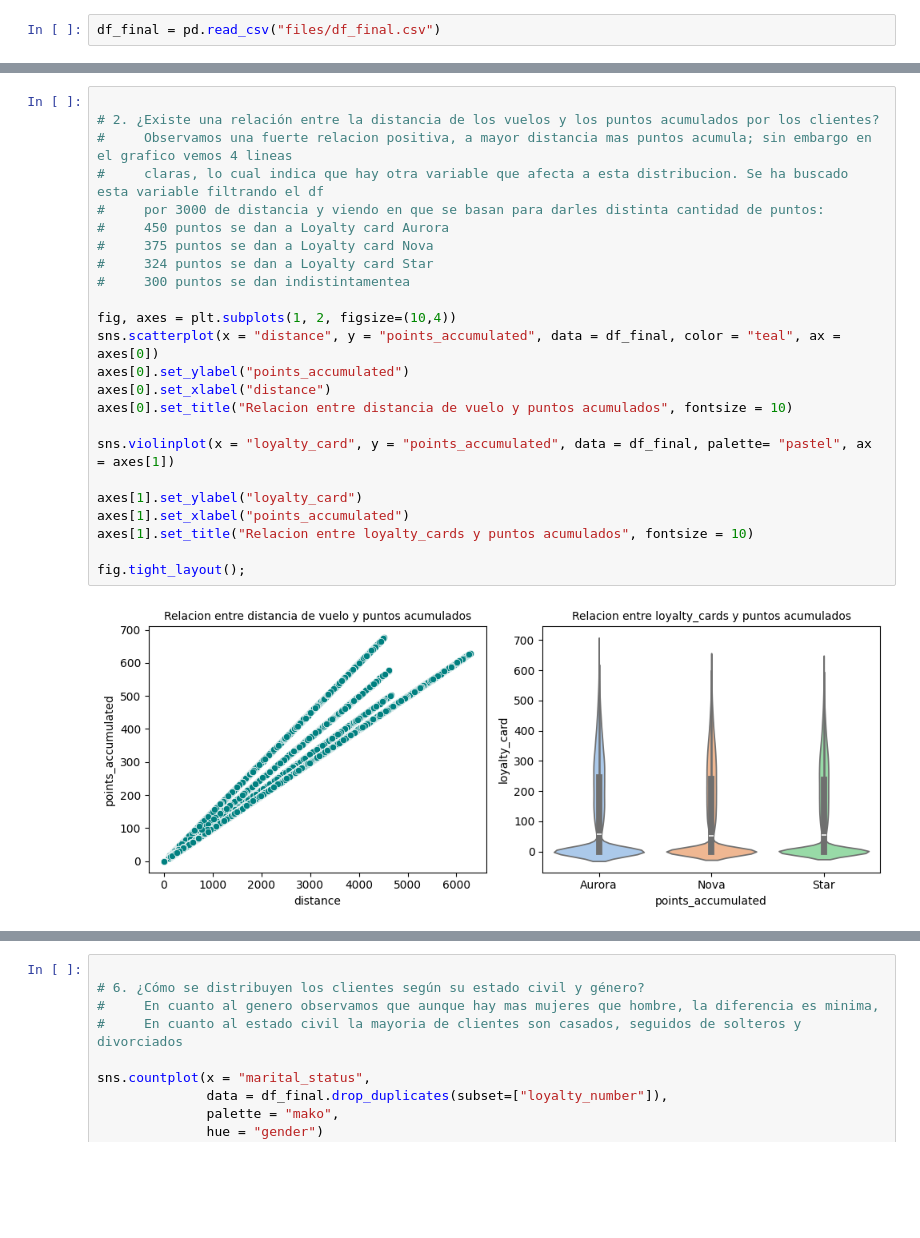
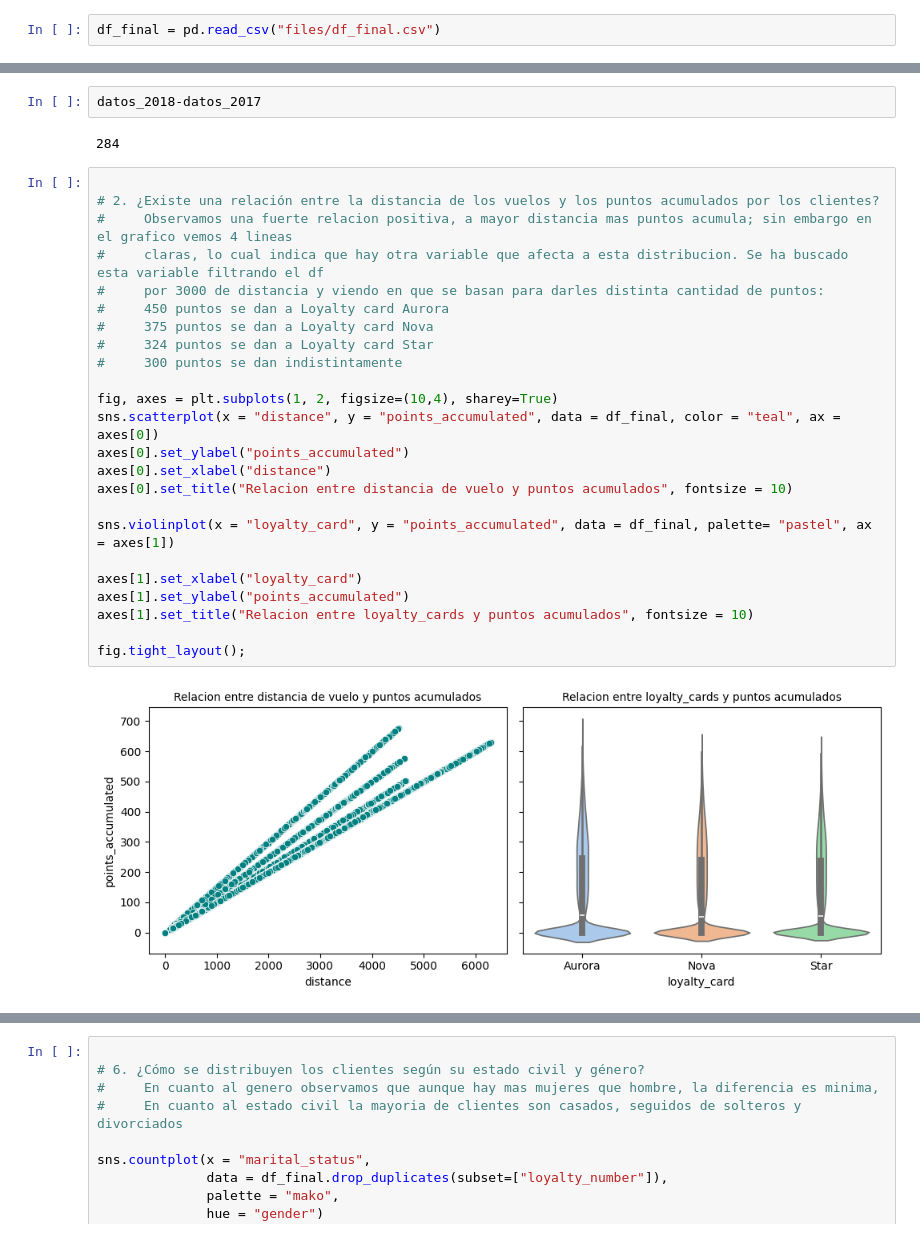
Before and after one commit to Adalab/ETL_and_analysis, a Jupyter notebook: visualizaciones.ipynb, the cells around one changed output, grey strips where cells are left out. Drawn from its saved outputs; the diff is of its cells as text; blank space fills up the shorter version.

```diff
--- a/visualizaciones.ipynb
+++ b/visualizaciones.ipynb
@@ -18,29 +31,33 @@ plt.title("Variacion de la cantidad de vuelos reservados por meses", fontsize =
+# %%
+datos_2018-datos_2017
+# %% [output]
+284
 # %%
 
 # 2. ¿Existe una relación entre la distancia de los vuelos y los puntos acumulados por los clientes?
 #     Observamos una fuerte relacion positiva, a mayor distancia mas puntos acumula; sin embargo en el grafico vemos 4 lineas
 #     claras, lo cual indica que hay otra variable que afecta a esta distribucion. Se ha buscado esta variable filtrando el df
 #     por 3000 de distancia y viendo en que se basan para darles distinta cantidad de puntos:
 #     450 puntos se dan a Loyalty card Aurora
 #     375 puntos se dan a Loyalty card Nova
 #     324 puntos se dan a Loyalty card Star
-#     300 puntos se dan indistintamentea
+#     300 puntos se dan indistintamente
 
-fig, axes = plt.subplots(1, 2, figsize=(10,4))
+fig, axes = plt.subplots(1, 2, figsize=(10,4), sharey=True)
 sns.scatterplot(x = "distance", y = "points_accumulated", data = df_final, color = "teal", ax = axes[0])
 axes[0].set_ylabel("points_accumulated")
 axes[0].set_xlabel("distance")
 axes[0].set_title("Relacion entre distancia de vuelo y puntos acumulados", fontsize = 10)
 
 sns.violinplot(x = "loyalty_card", y = "points_accumulated", data = df_final, palette= "pastel", ax = axes[1])
 
-axes[1].set_ylabel("loyalty_card")
-axes[1].set_xlabel("points_accumulated")
+axes[1].set_xlabel("loyalty_card")
+axes[1].set_ylabel("points_accumulated")
 axes[1].set_title("Relacion entre loyalty_cards y puntos acumulados", fontsize = 10)
 
 fig.tight_layout();
 # %% [output]
-[figure, old version]
+[figure, new version]
 # %%
 
 #3. ¿Cuál es la distribución de los clientes por provincia o estado?
```
Also changed, not shown: parts of 8 cells of this notebook, 3 other files.
